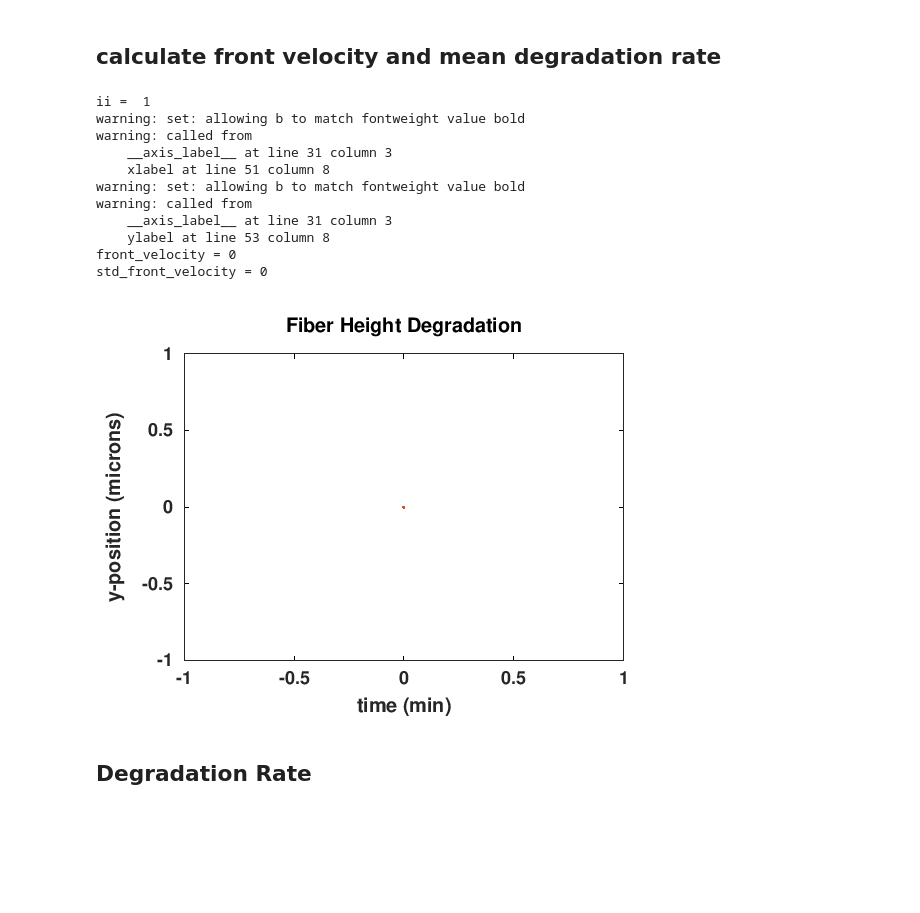
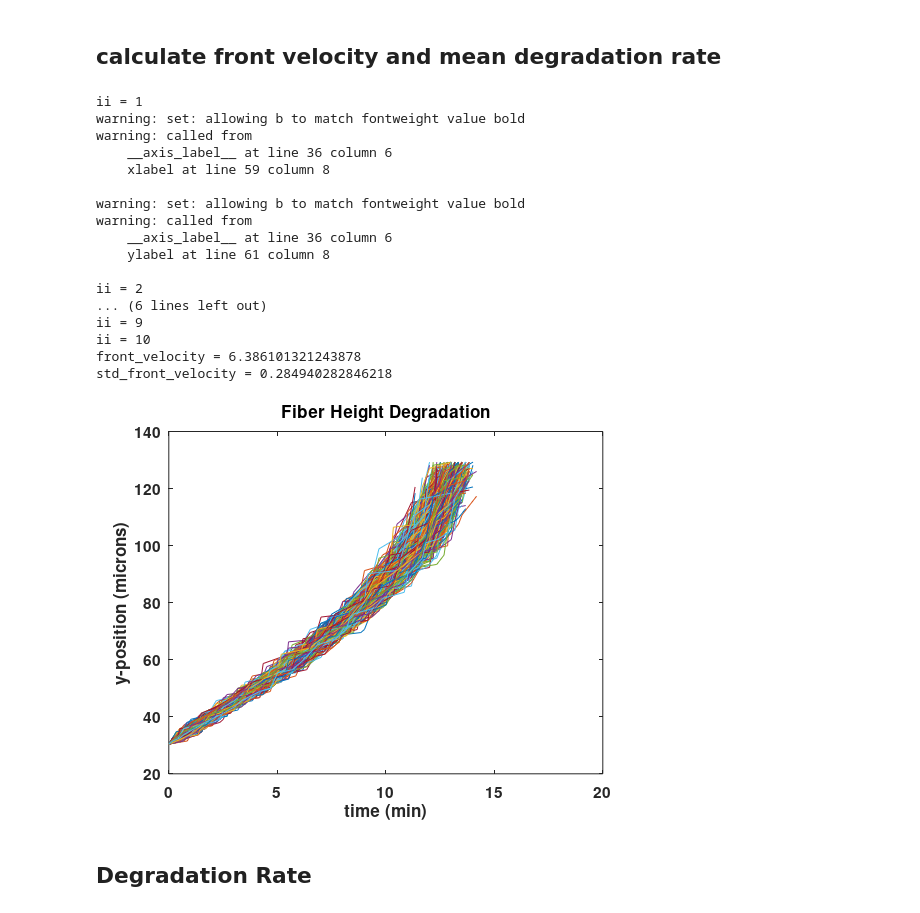
Before and after one commit to UCO-OpResearch/lysis, a Jupyter notebook: src/matlab/macro_scale_model_post_processing.ipynb, the cells around one changed output. Drawn from its saved outputs; the diff is of its cells as text; code cells hidden in the pictures; blank space fills up the shorter version.

```diff
--- a/src/matlab/macro_scale_model_post_processing.ipynb
+++ b/src/matlab/macro_scale_model_post_processing.ipynb
@@ -36,5 +25,5 @@ The qt toolkit is recommended instead.
 # %%
 graphics_toolkit ("qt");
 expCode = '2023-01-13-1200';
-fileCode = '';
+fileCode = '.dat';
 folder = strcat('../../data/', expCode);
@@ -66,7 +51,7 @@ end;
 N = 93;  %93;%87;%93;%117;%93;%83;
 F = 121;   %121;%113;%121;%152;%121;%108;
 Ffree = 29;
-number_of_simulations = 1;
+number_of_simulations = 10;
 final_simulation_time = 20*60; %20*60;
 total_fibers = (2*N-1)*F + N*(F-1);
 number_of_degradable_fibers_constant = total_fibers - (3*N-1)*(Ffree-1); %28700; %25761;%40833;%25761;%20501; %this is num-enoFB from macro Fortran code
@@ -156,6 +141,7 @@ for ii = 1:number_of_simulations
     ylabel('y-position (microns)', 'FontSize', 20, 'FontWeight', 'b')
     title('Fiber Height Degradation', 'FontSize', 14)
     set(gca, 'FontSize', 18, 'FontWeight', 'bold')
+    axis([0 20])
 
     %%%%%%%%%%%%%%%%%%%%%%%%%%%%%%%%%%%%%%%%%%%%%%%%%%%%%%%%%%%%%%%%%%%%%%%%%
     %% front velocity calculations (excludes first time point)
@@ -214,41 +200,47 @@ for ii = 1:number_of_simulations
     end
 
     % calculate the fraction of degraded edges at each saved time point
     fraction_of_degraded_fibers = number_of_degraded_fibers/number_of_degradable_fibers_calculated;
 
     %matrix of fraction of degraded edges at each time
     aggregate_fraction_of_degraded_fibers(:, ii) = fraction_of_degraded_fibers;
     %matrix of number of degraded edges at each time
     aggregate_number_of_degraded_fibers(:, ii) = number_of_degraded_fibers;
 
 end
 
 %%%%%%%%%%%%%%%%%%%%%%%%%%%%%%%%%%%%%%%%%%%%%%%%%%%%%%%%%%%%%%%%%%%%%%%%%
 %%
 %%
 %% front_velocity: average over all simulations and all x locations for each trial (micron/min; excludes first time points)
 %%
 %%
 %%
 %%%%%%%%%%%%%%%%%%%%%%%%%%%%%%%%%%%%%%%%%%%%%%%%%%%%%%%%%%%%%%%%%%%%%%%%%
 
 
 front_velocity = mean(aggregate_simulation_front_velocity)
 std_front_velocity = mean(aggregate_simulation_std_front_velocity)
 save(strcat(folder, '/mspeed', fileCode), 'front_velocity', '-ascii')
 # %% [output]
-ii =  1
+ii = 1
 warning: set: allowing b to match fontweight value bold
 warning: called from
-    __axis_label__ at line 31 column 3
-    xlabel at line 51 column 8
+    __axis_label__ at line 36 column 6
+    xlabel at line 59 column 8
+
 warning: set: allowing b to match fontweight value bold
 warning: called from
-    __axis_label__ at line 31 column 3
-    ylabel at line 53 column 8
-front_velocity = 0
-std_front_velocity = 0
+    __axis_label__ at line 36 column 6
+    ylabel at line 61 column 8
+
+ii = 2
+... (6 lines left out)
+ii = 9
+ii = 10
+front_velocity = 6.386101321243878
+std_front_velocity = 0.284940282846218
-[figure, old version]
+[figure, new version]
 # %% [markdown]
 ## Degradation Rate
 # %%
```
Also changed, not shown: parts of 7 cells of this notebook, 3 other files.
